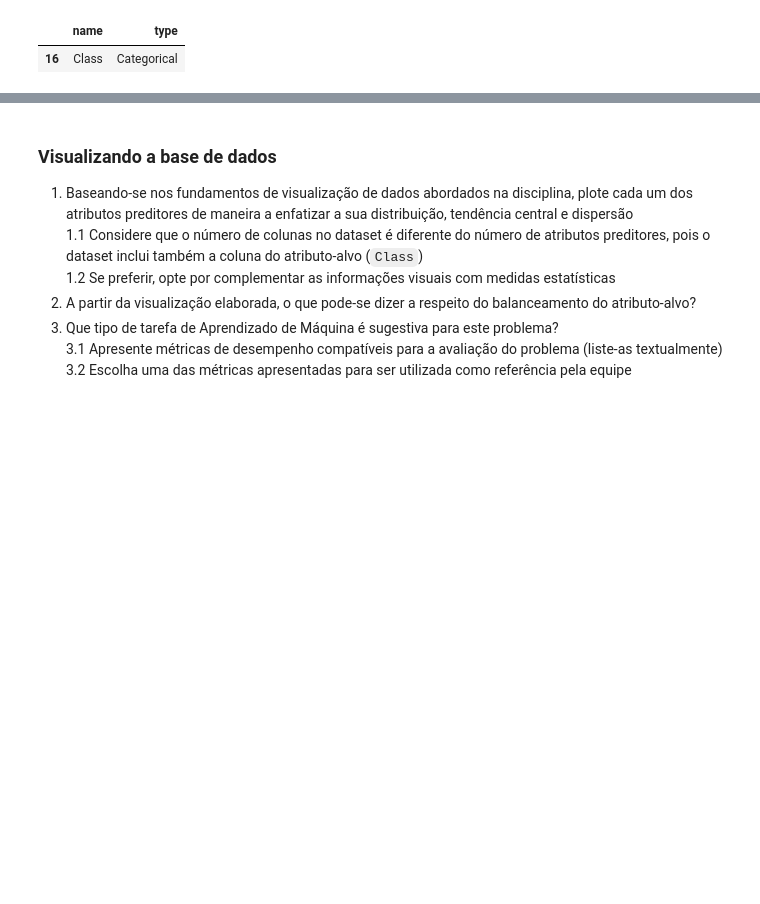
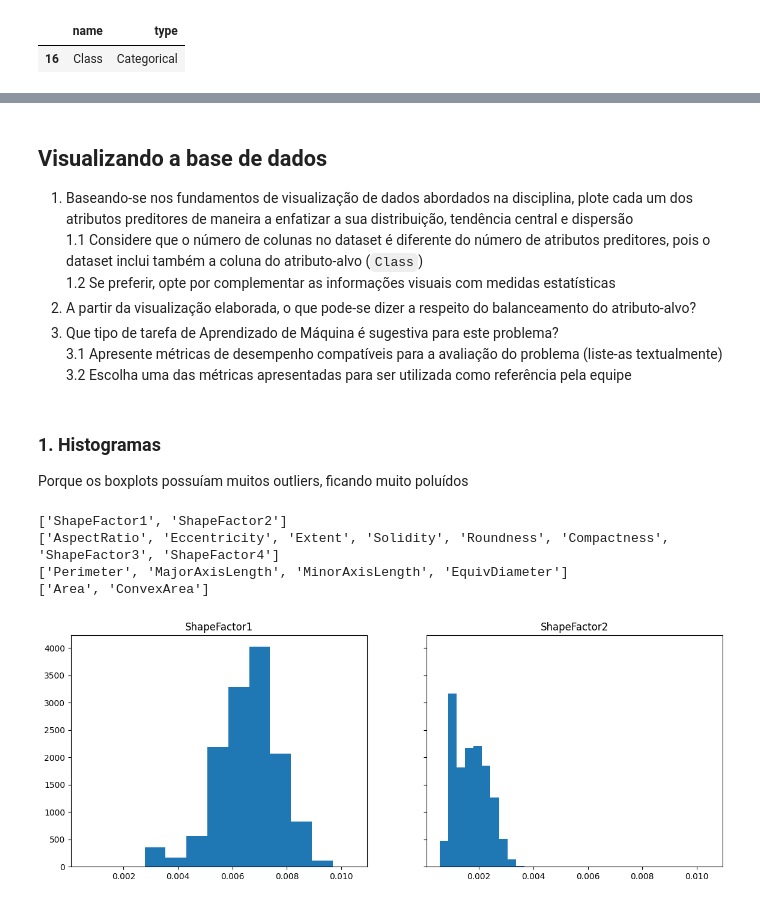
Before and after one commit to ViniciusCastroCoutinho/RNA_PP2.2, a Jupyter notebook: PP2_2_1_Conhecendo_o_Conjunto_de_Dados.ipynb, the cells around one changed output, grey strips where cells are left out. Cells and saved outputs as stored; diff of their text form; code cells hidden in the pictures; blank space fills up the shorter version.

```diff
--- a/PP2_2_1_Conhecendo_o_Conjunto_de_Dados.ipynb
+++ b/PP2_2_1_Conhecendo_o_Conjunto_de_Dados.ipynb
@@ -171,6 +190,6 @@ Não é aplicada uma codificação do atributo no dataset original. Para o trein
 dtype: object
 # %% [markdown]
-### Visualizando a base de dados
+## Visualizando a base de dados
 
 1. Baseando-se nos fundamentos de visualização de dados abordados na disciplina, plote cada um dos atributos preditores de maneira a enfatizar a sua distribuição, tendência central e dispersão
 1.1 Considere que o número de colunas no dataset é diferente do número de atributos preditores, pois o dataset inclui também a coluna do atributo-alvo (`Class`)
@@ -179,3 +198,44 @@ dtype: object
 3. Que tipo de tarefa de Aprendizado de Máquina é sugestiva para este problema?
 3.1 Apresente métricas de desempenho compatíveis para a avaliação do problema (liste-as textualmente)
 3.2 Escolha uma das métricas apresentadas para ser utilizada como referência pela equipe
+# %% [markdown]
+### 1. Histogramas
+Porque os boxplots possuíam muitos outliers, ficando muito poluídos
+# %%
+# Divide attributes into selected orders of magnitude for better visualization in graphs
+df2 = dry_bean.data.features
+
+attributes_dict = df2.loc[0].to_dict()
+
+order_p001 = []
+order1 = []
+order100 = []
+order1000 = []
+for key, value in zip(list(attributes_dict.keys()), list(attributes_dict.values())):
+  if value % 0.01 == value:
+    order_p001.append(key)
+  elif value % 10 == value:
+    order1.append(key)
+  elif value % 1000 == value:
+    order100.append(key)
+  else:
+    order1000.append(key)
+print(order_p001)
+print(order1)
+print(order100)
+print(order1000)
+# %% [output]
+['ShapeFactor1', 'ShapeFactor2']
+['AspectRatio', 'Eccentricity', 'Extent', 'Solidity', 'Roundness', 'Compactness', 'ShapeFactor3', 'ShapeFactor4']
+['Perimeter', 'MajorAxisLength', 'MinorAxisLength', 'EquivDiameter']
+['Area', 'ConvexArea']
+# %%
+# Order 0.001
+ncols = 2
+_, axes = plt.subplots(1, ncols=ncols, figsize=(14, 5), sharey=True, sharex=True)
+
+for attribute, i in zip(order_p001, range(ncols)):
+    axes[i].hist(df2[attribute])
+    axes[i].set_title(attribute)
+# %% [output]
+[figure, added]
```
Also changed, not shown: parts of 28 cells of this notebook.
